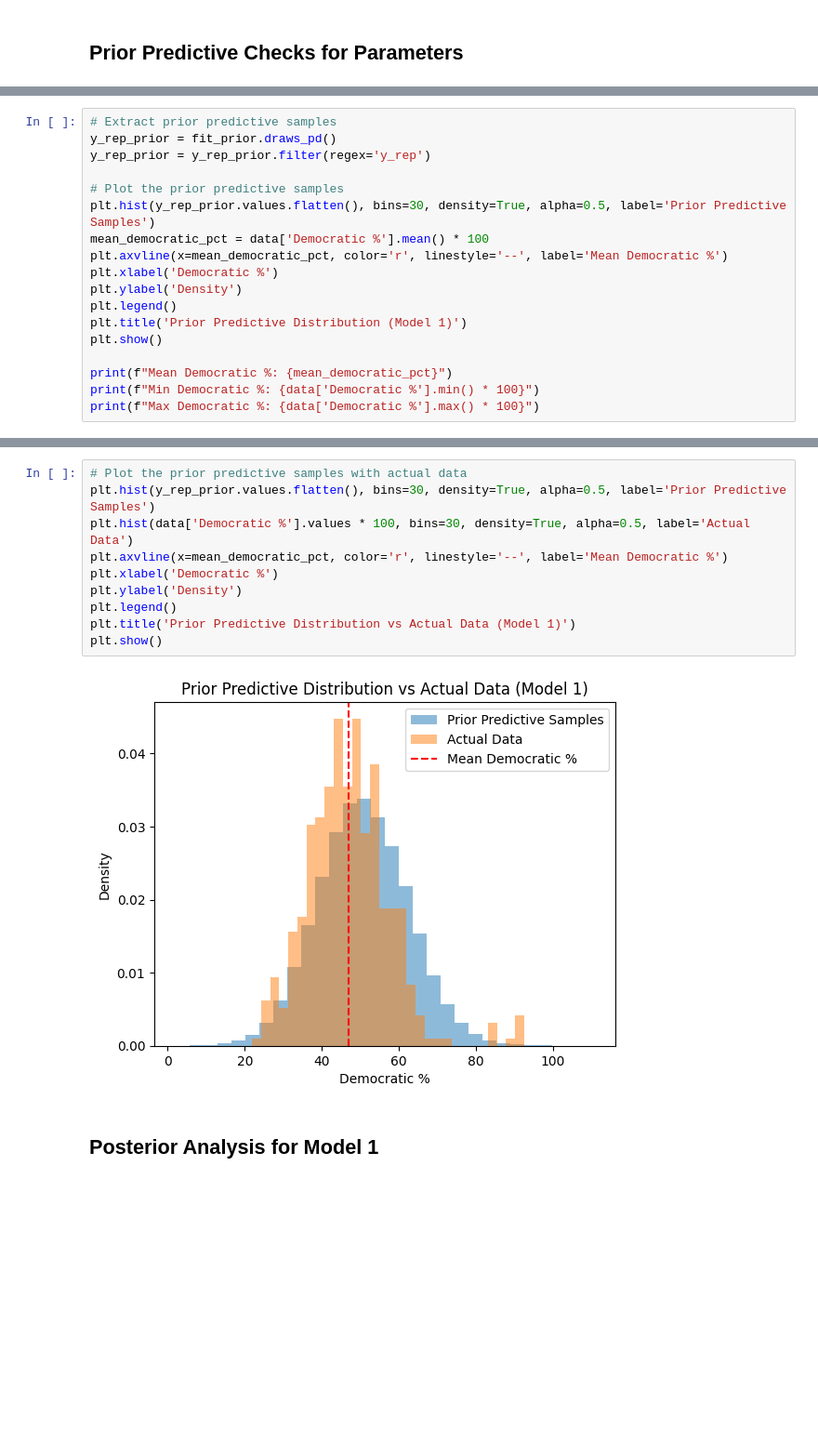
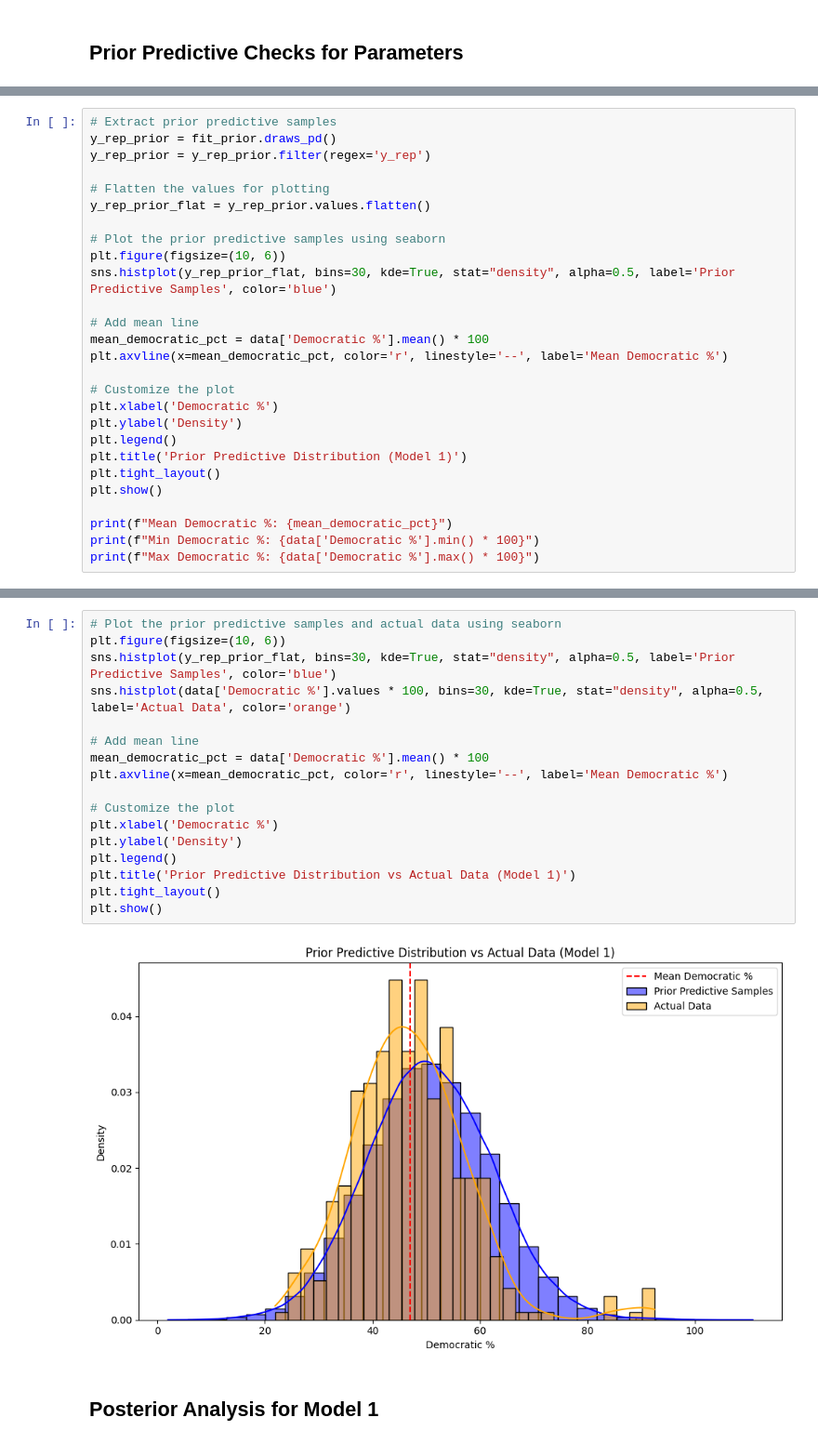
Before and after one commit to SzczypekJ/Predicting-USA-presidential-elections, a Jupyter notebook: first_model.ipynb, the cells around one changed output, grey strips where cells are left out. Shown at 93% size. Drawn from its saved outputs; the diff is of its cells as text; blank space fills up the shorter version.

```diff
--- a/first_model.ipynb
+++ b/first_model.ipynb
@@ -272,14 +157,23 @@ plt.show()
 y_rep_prior = fit_prior.draws_pd()
 y_rep_prior = y_rep_prior.filter(regex='y_rep')
 
-# Plot the prior predictive samples
-plt.hist(y_rep_prior.values.flatten(), bins=30, density=True, alpha=0.5, label='Prior Predictive Samples')
+# Flatten the values for plotting
+y_rep_prior_flat = y_rep_prior.values.flatten()
+
+# Plot the prior predictive samples using seaborn
+plt.figure(figsize=(10, 6))
+sns.histplot(y_rep_prior_flat, bins=30, kde=True, stat="density", alpha=0.5, label='Prior Predictive Samples', color='blue')
+
+# Add mean line
 mean_democratic_pct = data['Democratic %'].mean() * 100
 plt.axvline(x=mean_democratic_pct, color='r', linestyle='--', label='Mean Democratic %')
+
+# Customize the plot
 plt.xlabel('Democratic %')
 plt.ylabel('Density')
 plt.legend()
 plt.title('Prior Predictive Distribution (Model 1)')
+plt.tight_layout()
 plt.show()
 
 print(f"Mean Democratic %: {mean_democratic_pct}")
@@ -291,17 +185,24 @@ Mean Democratic %: 47.02867647058824
 Min Democratic %: 21.9
 Max Democratic %: 92.5
 # %%
-# Plot the prior predictive samples with actual data
-plt.hist(y_rep_prior.values.flatten(), bins=30, density=True, alpha=0.5, label='Prior Predictive Samples')
-plt.hist(data['Democratic %'].values * 100, bins=30, density=True, alpha=0.5, label='Actual Data')
+# Plot the prior predictive samples and actual data using seaborn
+plt.figure(figsize=(10, 6))
+sns.histplot(y_rep_prior_flat, bins=30, kde=True, stat="density", alpha=0.5, label='Prior Predictive Samples', color='blue')
+sns.histplot(data['Democratic %'].values * 100, bins=30, kde=True, stat="density", alpha=0.5, label='Actual Data', color='orange')
+
+# Add mean line
+mean_democratic_pct = data['Democratic %'].mean() * 100
 plt.axvline(x=mean_democratic_pct, color='r', linestyle='--', label='Mean Democratic %')
+
+# Customize the plot
 plt.xlabel('Democratic %')
 plt.ylabel('Density')
 plt.legend()
 plt.title('Prior Predictive Distribution vs Actual Data (Model 1)')
+plt.tight_layout()
 plt.show()
 # %% [output]
-[figure, old version]
+[figure, new version]
 # %% [markdown]
 ## Posterior Analysis for Model 1
 # %%
```
Also changed, not shown: parts of 27 cells of this notebook, 3 other files.
